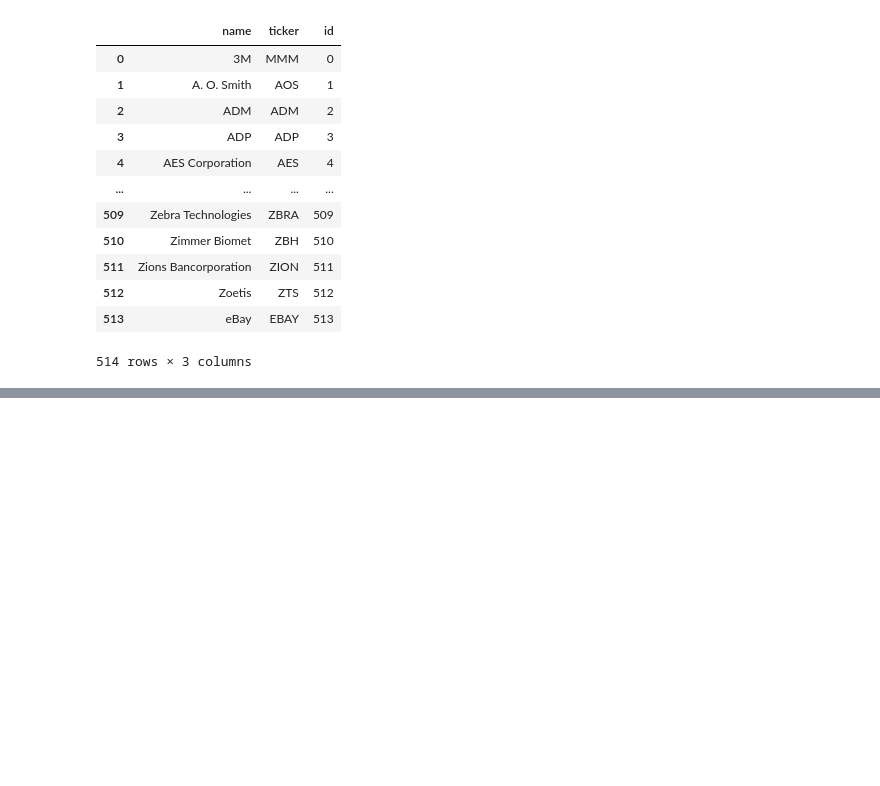
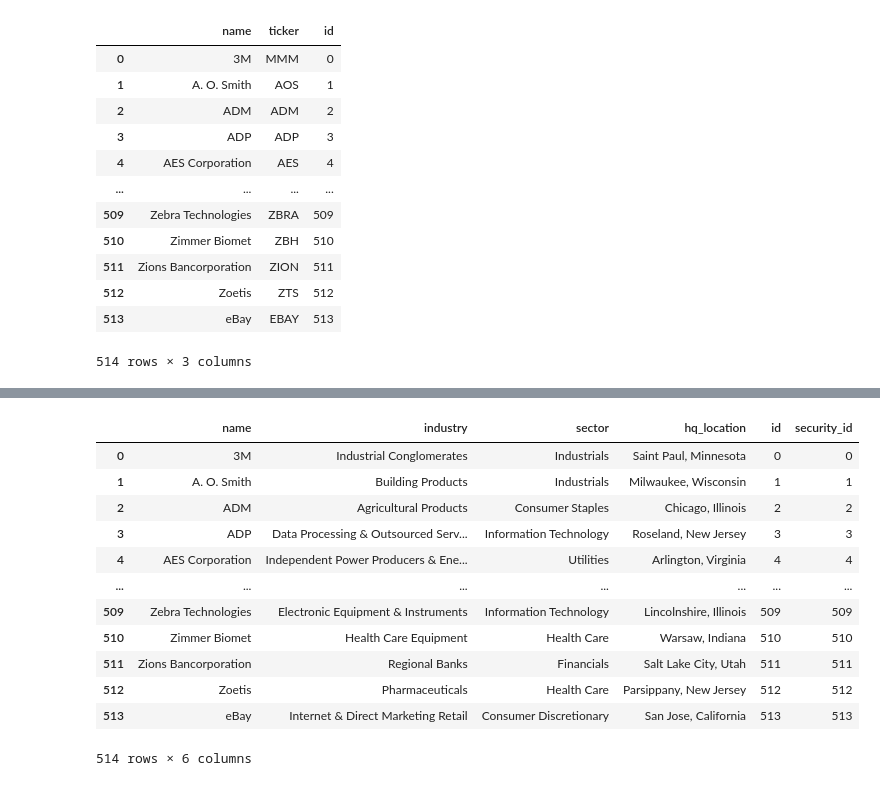
Before and after one commit to JoaoAndre-RosaTeixeira/financial_brief, a Jupyter notebook: pages/Requete_sql_simplon.ipynb, the cells around one changed output, grey strips where cells are left out. Saved outputs shown, nothing was run; the diff lists cells and outputs as text; code cells hidden in the pictures; blank space fills up the shorter version.

```diff
--- a/pages/Requete_sql_simplon.ipynb
+++ b/pages/Requete_sql_simplon.ipynb
@@ -405,6 +405,7 @@ security_table
 #create the foreign key :  populating the security table with the company_id
 #first step : create a dictionary with key, value pairs being the name of the company and the corresponding id
 #within its own table, which will be our foreign key in the second table.
-
 #YOUT CODE
+company_id_mapper = dict(zip(company_table["name"],company_table["id"]))
+company_id_mapper
 # %% [output]
@@ -426,4 +458,6 @@ nasdaq.head()
 #populate the exchange_id column : assign the correct exchange_id for each stock in the security table:
 # the exchange_id of the nyse stocks will be 1300
 #YOUR CODE
+security_table_dict = security_table.name.map(company_id_mapper)
+security_table["company_id"] = security_table_dict
 security_table
@@ -437,5 +503,24 @@ security_table.head(30)
 # %%
 #save the data in the sql table security and company of the database db_name
+
 #YOUR CODE
+security_id_mapper = dict(zip(security_table["name"],security_table["id"]))
+company_table_dict = company_table.name.map(security_id_mapper)
+company_table["security_id"] = company_table_dict
+company_table
+# %% [output]
+|  | name | industry | sector | hq_location | id | security_id |
+| 0 | 3M | Industrial Conglomerates | Industrials | Saint Paul, Minnesota | 0 | 0 |
+| 1 | A. O. Smith | Building Products | Industrials | Milwaukee, Wisconsin | 1 | 1 |
+| 2 | ADM | Agricultural Products | Consumer Staples | Chicago, Illinois | 2 | 2 |
+| 3 | ADP | Data Processing & Outsourced Serv... | Information Technology | Roseland, New Jersey | 3 | 3 |
+| 4 | AES Corporation | Independent Power Producers & Ene... | Utilities | Arlington, Virginia | 4 | 4 |
+| ... | ... | ... | ... | ... | ... | ... |
+| 509 | Zebra Technologies | Electronic Equipment & Instruments | Information Technology | Lincolnshire, Illinois | 509 | 509 |
+| 510 | Zimmer Biomet | Health Care Equipment | Health Care | Warsaw, Indiana | 510 | 510 |
+| 511 | Zions Bancorporation | Regional Banks | Financials | Salt Lake City, Utah | 511 | 511 |
+| 512 | Zoetis | Pharmaceuticals | Health Care | Parsippany, New Jersey | 512 | 512 |
+| 513 | eBay | Internet & Direct Marketing Retail | Consumer Discretionary | San Jose, California | 513 | 513 |
+514 rows × 6 columns
 # %%
 #Extraction the prices of YAHOO: WARNING this action may take 15 min !!!
```
Also changed, not shown: parts of 8 cells of this notebook, 3 other files.
